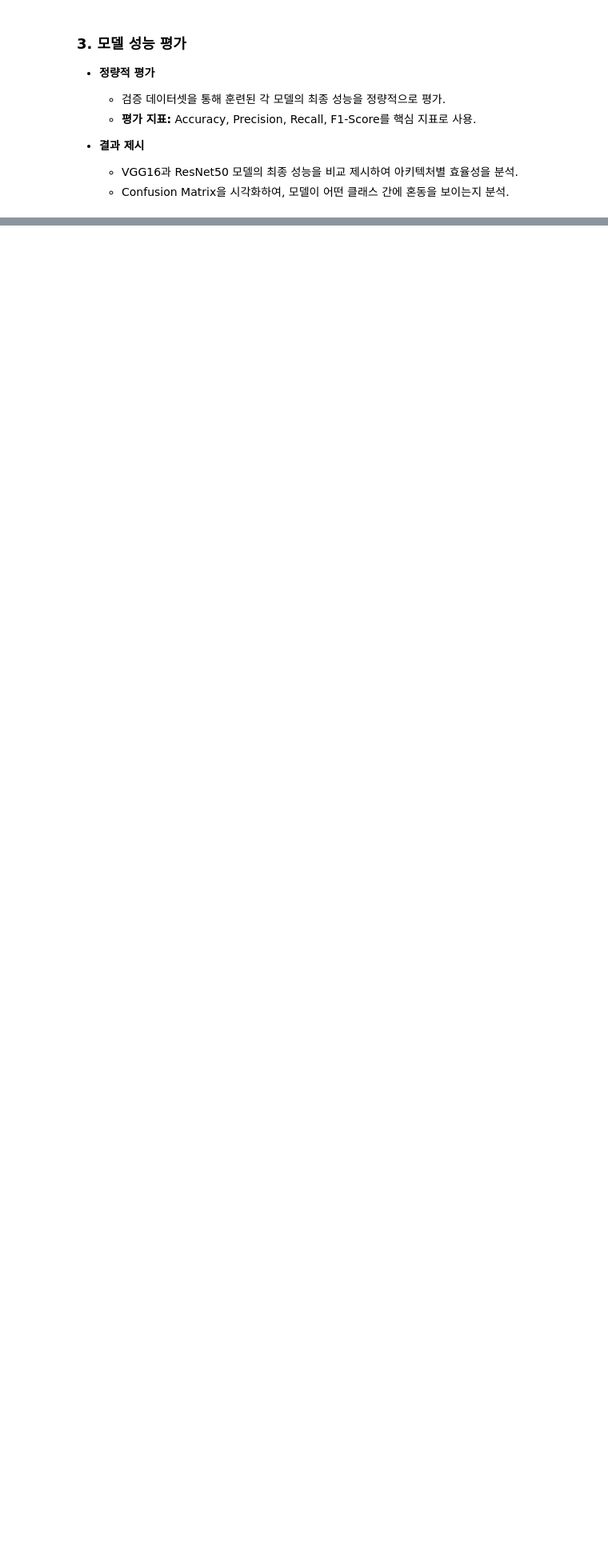
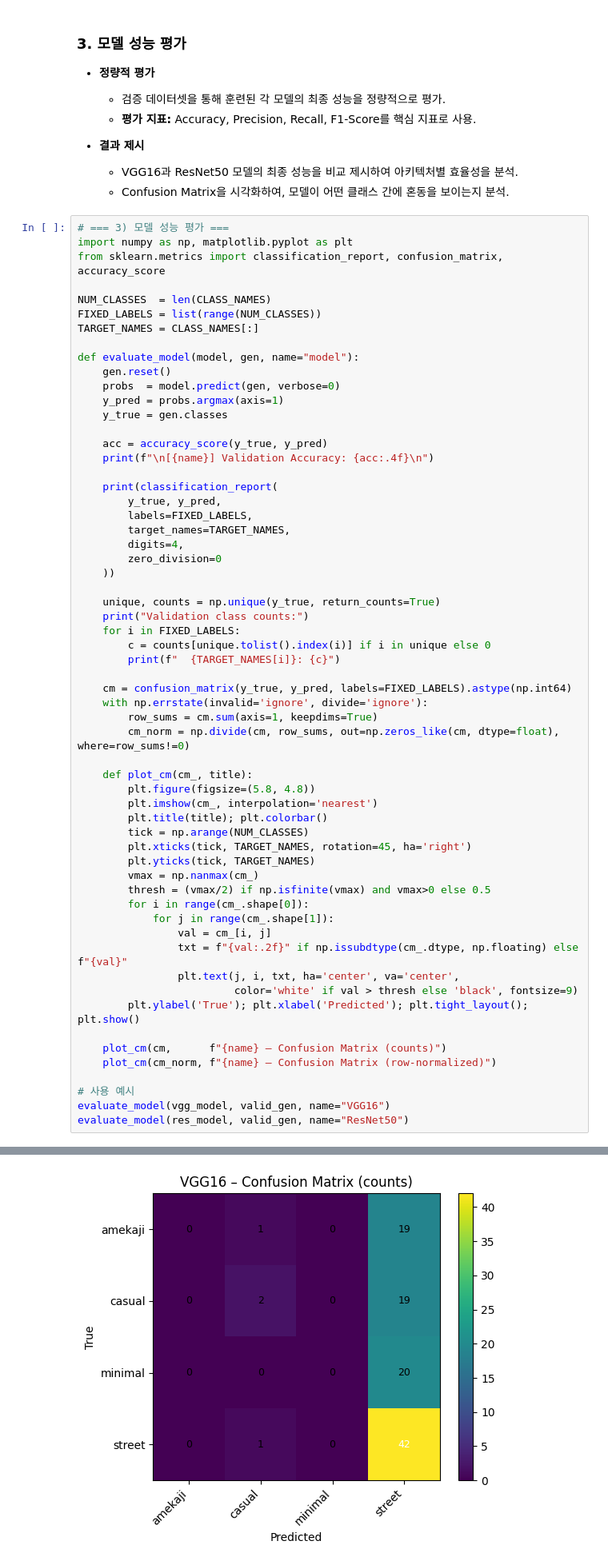
Before and after one commit to darlim9141/kcu5, a Jupyter notebook: cnn/work_space.ipynb, the cells around one changed output, grey strips where cells are left out. Shown at 80% size. Cells and saved outputs as stored; diff of their text form; blank space fills up the shorter version.

```diff
--- a/cnn/work_space.ipynb
+++ b/cnn/work_space.ipynb
@@ -174,3 +188,64 @@ res_model, res_hist = train_once('resnet50', epochs=10)
 - **결과 제시**
     - VGG16과 ResNet50 모델의 최종 성능을 비교 제시하여 아키텍처별 효율성을 분석.
     - Confusion Matrix을 시각화하여, 모델이 어떤 클래스 간에 혼동을 보이는지 분석.
+# %%
+# === 3) 모델 성능 평가 ===
+import numpy as np, matplotlib.pyplot as plt
+from sklearn.metrics import classification_report, confusion_matrix, accuracy_score
+
+NUM_CLASSES  = len(CLASS_NAMES)
+FIXED_LABELS = list(range(NUM_CLASSES))
+TARGET_NAMES = CLASS_NAMES[:]
+
+def evaluate_model(model, gen, name="model"):
+    gen.reset()
+    probs  = model.predict(gen, verbose=0)
+    y_pred = probs.argmax(axis=1)
+    y_true = gen.classes
+
+    acc = accuracy_score(y_true, y_pred)
+    print(f"\n[{name}] Validation Accuracy: {acc:.4f}\n")
+
+    print(classification_report(
+        y_true, y_pred,
+        labels=FIXED_LABELS,
+        target_names=TARGET_NAMES,
+        digits=4,
+        zero_division=0
+    ))
+
+    unique, counts = np.unique(y_true, return_counts=True)
+    print("Validation class counts:")
+    for i in FIXED_LABELS:
+        c = counts[unique.tolist().index(i)] if i in unique else 0
+        print(f"  {TARGET_NAMES[i]}: {c}")
+
+    cm = confusion_matrix(y_true, y_pred, labels=FIXED_LABELS).astype(np.int64)
+    with np.errstate(invalid='ignore', divide='ignore'):
+        row_sums = cm.sum(axis=1, keepdims=True)
+        cm_norm = np.divide(cm, row_sums, out=np.zeros_like(cm, dtype=float), where=row_sums!=0)
+
+    def plot_cm(cm_, title):
+        plt.figure(figsize=(5.8, 4.8))
+        plt.imshow(cm_, interpolation='nearest')
+        plt.title(title); plt.colorbar()
+        tick = np.arange(NUM_CLASSES)
+        plt.xticks(tick, TARGET_NAMES, rotation=45, ha='right')
+        plt.yticks(tick, TARGET_NAMES)
+        vmax = np.nanmax(cm_)
+        thresh = (vmax/2) if np.isfinite(vmax) and vmax>0 else 0.5
+        for i in range(cm_.shape[0]):
+            for j in range(cm_.shape[1]):
+                val = cm_[i, j]
+                txt = f"{val:.2f}" if np.issubdtype(cm_.dtype, np.floating) else f"{val}"
+                plt.text(j, i, txt, ha='center', va='center',
+                         color='white' if val > thresh else 'black', fontsize=9)
+        plt.ylabel('True'); plt.xlabel('Predicted'); plt.tight_layout(); plt.show()
+
+    plot_cm(cm,      f"{name} – Confusion Matrix (counts)")
+    plot_cm(cm_norm, f"{name} – Confusion Matrix (row-normalized)")
+
+# 사용 예시
+evaluate_model(vgg_model, valid_gen, name="VGG16")
+evaluate_model(res_model, valid_gen, name="ResNet50")
+# %% [output]
@@ -176,0 +270 @@ res_model, res_hist = train_once('resnet50', epochs=10)
+[figure, added]
```
Also changed, not shown: parts of 5 cells of this notebook.
